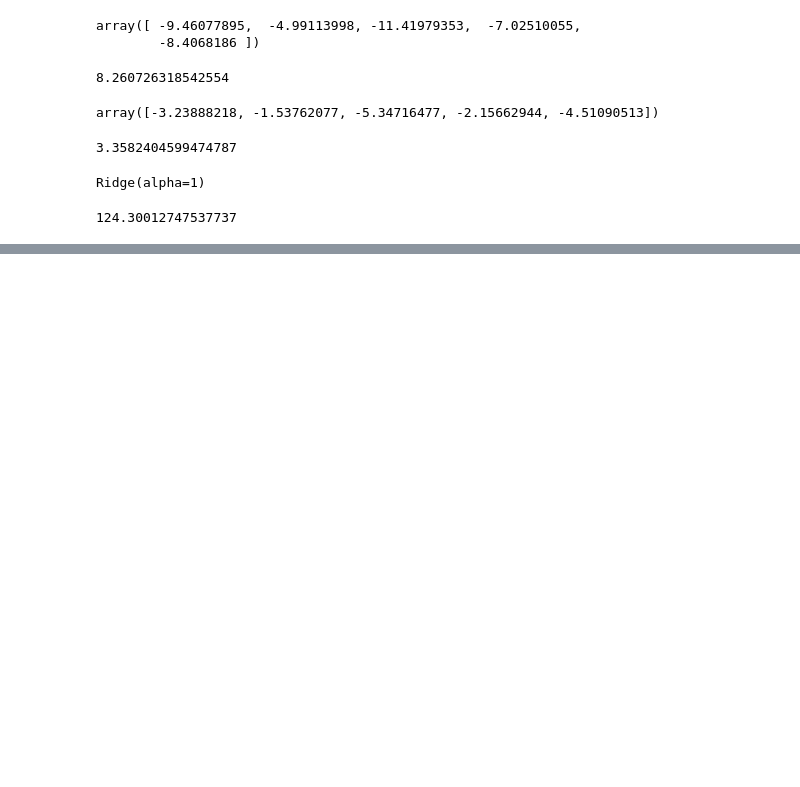
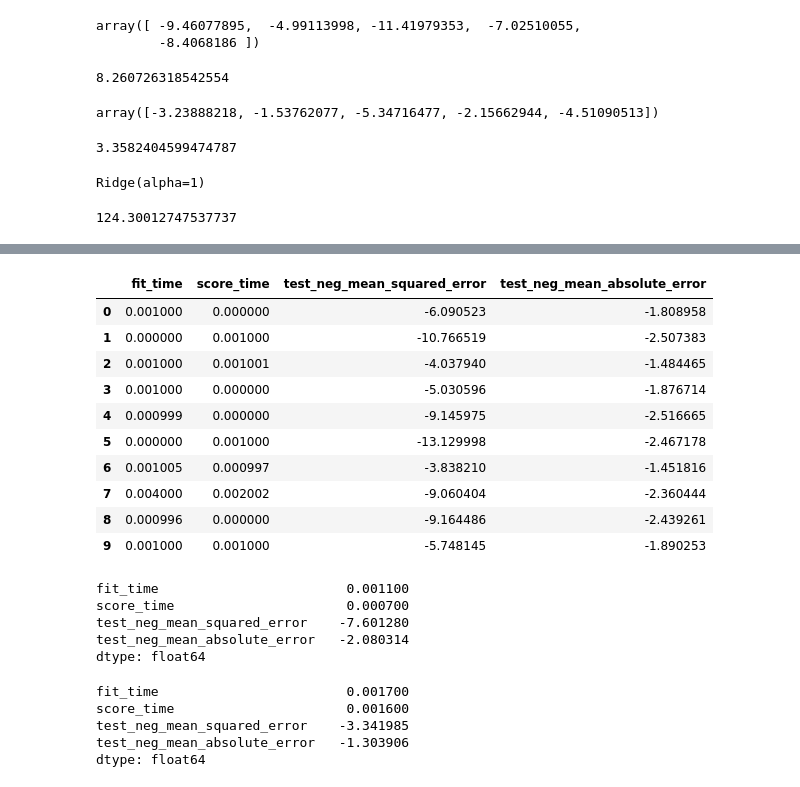
Before and after one commit to pawel9009/ML, a Jupyter notebook: notebooks/CV GS.ipynb, the cells around one changed output, grey strips where cells are left out. Cells and saved outputs as stored; diff of their text form; code cells hidden in the pictures; blank space fills up the shorter version.

```diff
--- a/notebooks/CV GS.ipynb
+++ b/notebooks/CV GS.ipynb
@@ -186,0 +213,2 @@ mean_squared_error(y_test,y_final_predd)
+# %%
+X_train = scaler.transform(X_train)
@@ -186,0 +219,28 @@ mean_squared_error(y_test,y_final_predd)
+# %%
+model = Ridge(alpha=100)
+# %%
+scores = cross_validate(model, X_train,y_train, scoring = ['neg_mean_squared_error','neg_mean_absolute_error' ], cv=10)
+# %%
+scores = pd.DataFrame(scores)
+# %%
+scores
+# %% [output]
+|  | fit_time | score_time | test_neg_mean_squared_error | test_neg_mean_absolute_error |
+| 0 | 0.001000 | 0.000000 | -6.090523 | -1.808958 |
+| 1 | 0.000000 | 0.001000 | -10.766519 | -2.507383 |
+| 2 | 0.001000 | 0.001001 | -4.037940 | -1.484465 |
+| 3 | 0.001000 | 0.000000 | -5.030596 | -1.876714 |
+| 4 | 0.000999 | 0.000000 | -9.145975 | -2.516665 |
+| 5 | 0.000000 | 0.001000 | -13.129998 | -2.467178 |
+| 6 | 0.001005 | 0.000997 | -3.838210 | -1.451816 |
+| 7 | 0.004000 | 0.002002 | -9.060404 | -2.360444 |
+| 8 | 0.000996 | 0.000000 | -9.164486 | -2.439261 |
+| 9 | 0.001000 | 0.001000 | -5.748145 | -1.890253 |
+# %%
+scores.mean()
+# %% [output]
+fit_time                        0.001100
+score_time                      0.000700
+test_neg_mean_squared_error    -7.601280
+test_neg_mean_absolute_error   -2.080314
+dtype: float64
@@ -186,0 +253,8 @@ mean_squared_error(y_test,y_final_predd)
+# %%
+scores.mean()
+# %% [output]
+fit_time                        0.001700
+score_time                      0.001600
+test_neg_mean_squared_error    -3.341985
+test_neg_mean_absolute_error   -1.303906
+dtype: float64
```
Also changed, not shown: parts of 23 cells of this notebook.
